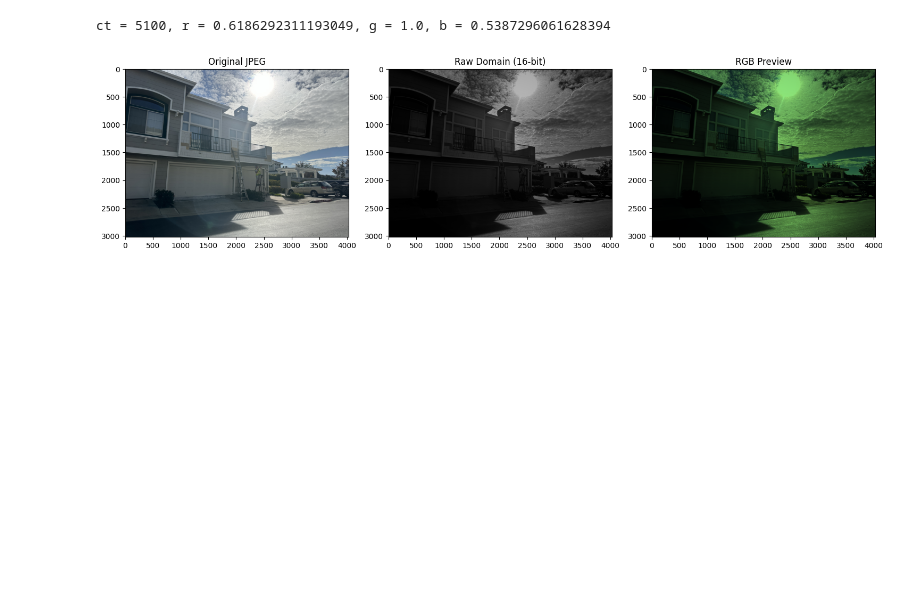
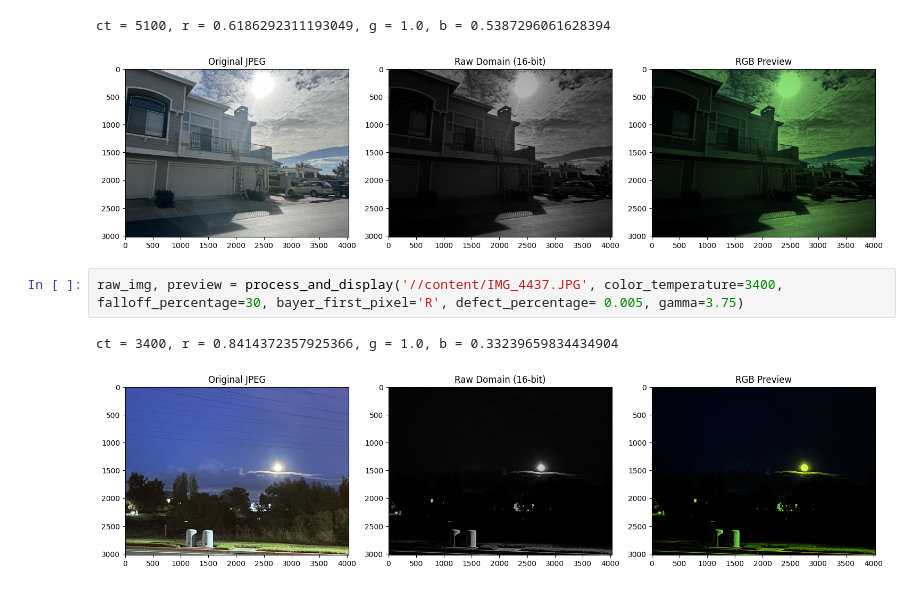
Before and after one commit to hcy-T/ISP_python, a Jupyter notebook: JPEG2RAW_16.ipynb, the cells around one changed output. Drawn from its saved outputs; the diff is of its cells as text; blank space fills up the shorter version.

```diff
--- a/JPEG2RAW_16.ipynb
+++ b/JPEG2RAW_16.ipynb
@@ -379,3 +371,8 @@ raw_img, preview = process_and_display('/content/IMG_1724.JPG', color_temperatur
 # %% [output]
 ct = 5100, r = 0.6186292311193049, g = 1.0, b = 0.5387296061628394
 [figure]
+# %%
+raw_img, preview = process_and_display('//content/IMG_4437.JPG', color_temperature=3400, falloff_percentage=30, bayer_first_pixel='R', defect_percentage= 0.005, gamma=3.75)
+# %% [output]
+ct = 3400, r = 0.8414372357925366, g = 1.0, b = 0.33239659834434904
+[figure, added]
```
Also changed, not shown: parts of 7 cells of this notebook.
